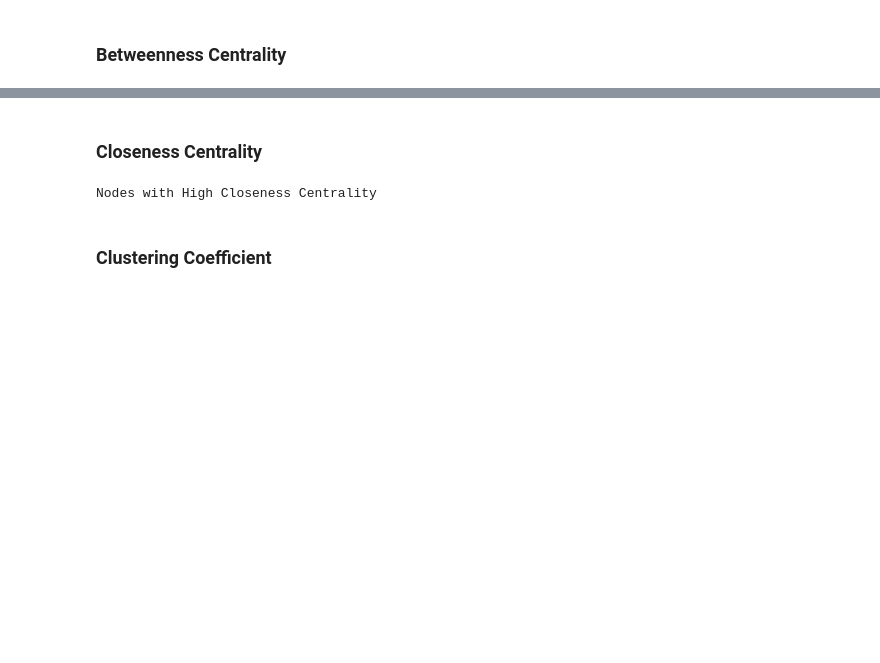
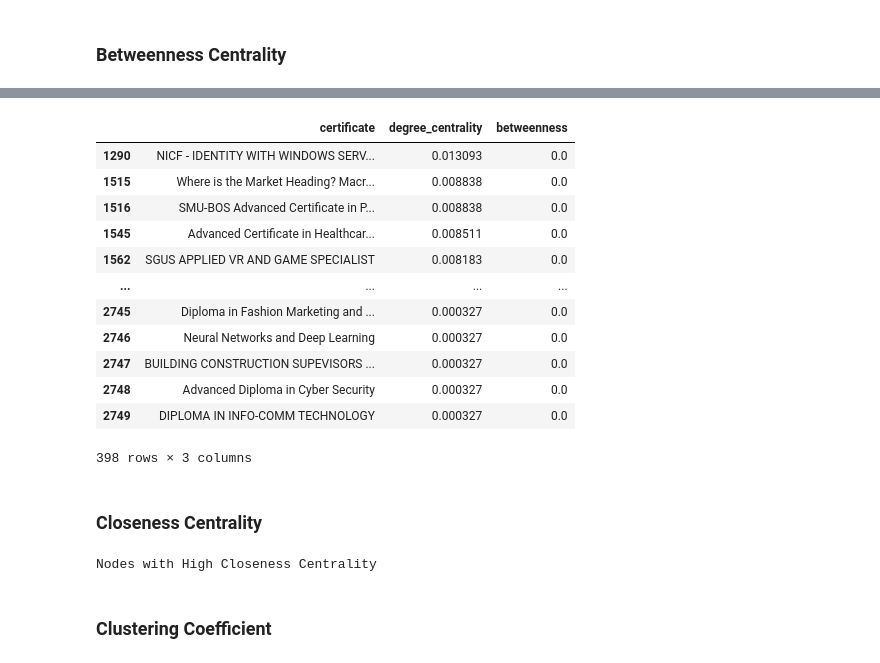
Before and after one commit to keithkifo/IS434-SA-G2T4, a Jupyter notebook: insights/issuance_insights.ipynb, the cells around one changed output, grey strips where cells are left out. Cells and saved outputs as stored; diff of their text form; code cells hidden in the pictures; blank space fills up the shorter version.

Commit message:
network graph codes

```diff
--- a/insights/issuance_insights.ipynb
+++ b/insights/issuance_insights.ipynb
@@ -41,8 +54,8 @@ print("Nodes with Highest Degree Centrality")
 print()
 
 centrality = nx.degree_centrality(G)
-top_degree_centrality = sorted(centrality.items(), key = lambda x: x[1], reverse=True)[:10]
+top_degree_centrality = sorted(centrality.items(), key = lambda x: x[1], reverse=True)
 
-degree_df = pd.DataFrame( data = {"course": [ c[0] for c in top_degree_centrality ], "degree_centrality": [ c[1] for c in top_degree_centrality] })
+degree_df = pd.DataFrame( data = {"certificate": [ c[0] for c in top_degree_centrality ], "degree_centrality": [ c[1] for c in top_degree_centrality] })
 # %% [output]
 Nodes with Highest Degree Centrality
@@ -70,6 +74,7 @@ print()
 betweenness = nx.betweenness_centrality(G, normalized=False)
 top_betweenness = sorted(betweenness.items(), key = lambda x: x[1], reverse=True)
 
-between_df = pd.DataFrame( data = {"course": [ c[0] for c in top_betweenness ], "betweenness": [ c[1] for c in top_betweenness] })
+between_df = pd.DataFrame( data = {"certificate": [ c[0] for c in top_betweenness ], "betweenness": [ c[1] for c in top_betweenness] })
+between_df
 # %% [output]
 Nodes with High Betweeness Centrality
@@ -76,3 +110,20 @@ Nodes with High Betweeness Centrality
+# %%
+btwn_deg_df = pd.merge(degree_df, between_df, on="certificate")
+btwn_deg_df[(btwn_deg_df["betweenness"] == 0) & (btwn_deg_df["degree_centrality"] != 0)]
+# %% [output]
+|  | certificate | degree_centrality | betweenness |
+| 1290 | NICF - IDENTITY WITH WINDOWS SERV... | 0.013093 | 0.0 |
+| 1515 | Where is the Market Heading? Macr... | 0.008838 | 0.0 |
+| 1516 | SMU-BOS Advanced Certificate in P... | 0.008838 | 0.0 |
+| 1545 | Advanced Certificate in Healthcar... | 0.008511 | 0.0 |
+| 1562 | SGUS APPLIED VR AND GAME SPECIALIST | 0.008183 | 0.0 |
+| ... | ... | ... | ... |
+| 2745 | Diploma in Fashion Marketing and ... | 0.000327 | 0.0 |
+| 2746 | Neural Networks and Deep Learning | 0.000327 | 0.0 |
+| 2747 | BUILDING CONSTRUCTION SUPEVISORS ... | 0.000327 | 0.0 |
+| 2748 | Advanced Diploma in Cyber Security | 0.000327 | 0.0 |
+| 2749 | DIPLOMA IN INFO-COMM TECHNOLOGY | 0.000327 | 0.0 |
+398 rows × 3 columns
 # %% [markdown]
 ### Closeness Centrality
 # %%
```
Also changed, not shown: parts of 13 cells of this notebook, 1 other file.
